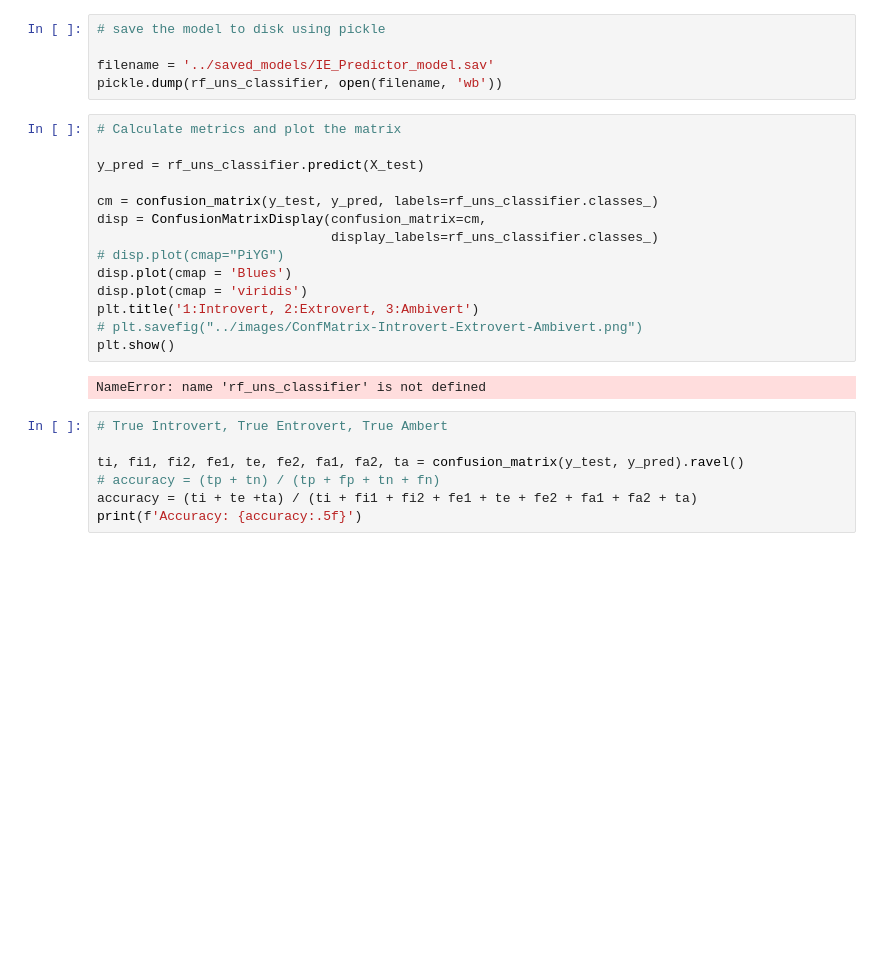
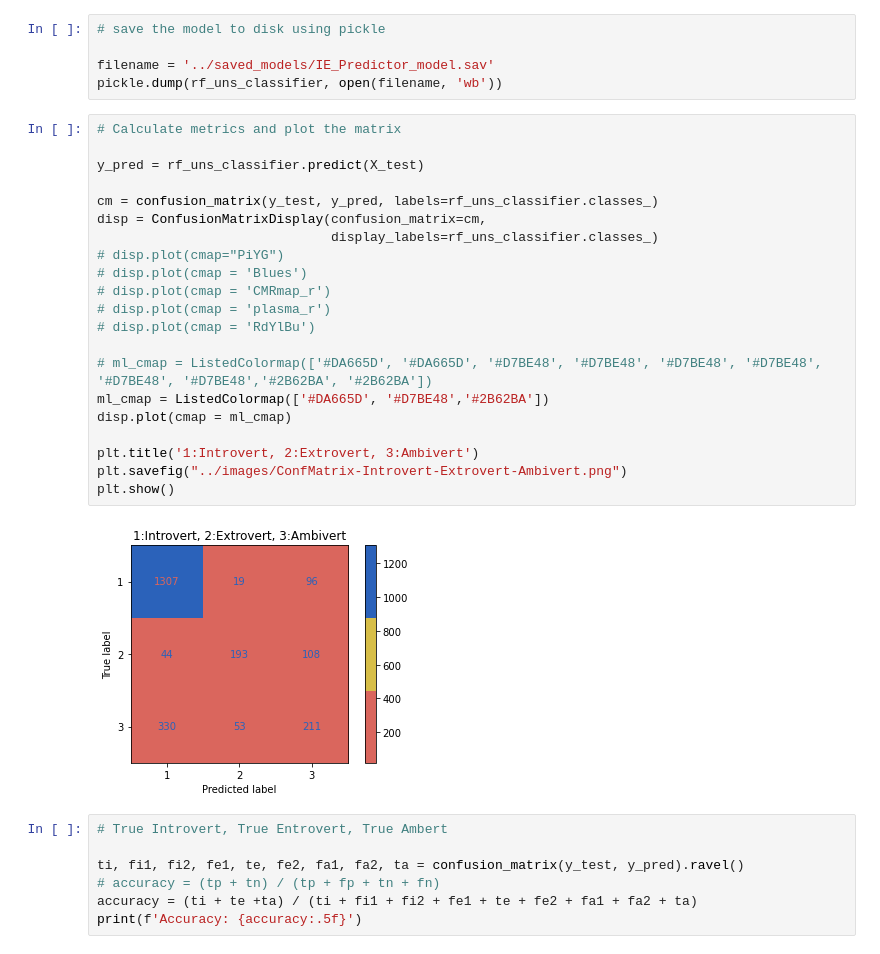
Before and after one commit to skesamsetty/ML_Project, a Jupyter notebook: code/IE_Predictor_Model.ipynb, the cells around one changed output. Saved outputs shown, nothing was run; the diff lists cells and outputs as text; blank space fills up the shorter version.

```diff
--- a/code/IE_Predictor_Model.ipynb
+++ b/code/IE_Predictor_Model.ipynb
@@ -335,19 +337,26 @@ pickle.dump(rf_uns_classifier, open(filename, 'wb'))
 # %%
 # Calculate metrics and plot the matrix
 
 y_pred = rf_uns_classifier.predict(X_test)
 
 cm = confusion_matrix(y_test, y_pred, labels=rf_uns_classifier.classes_)
 disp = ConfusionMatrixDisplay(confusion_matrix=cm,
                               display_labels=rf_uns_classifier.classes_)
 # disp.plot(cmap="PiYG")
-disp.plot(cmap = 'Blues')
-disp.plot(cmap = 'viridis')
+# disp.plot(cmap = 'Blues')
+# disp.plot(cmap = 'CMRmap_r')
+# disp.plot(cmap = 'plasma_r')
+# disp.plot(cmap = 'RdYlBu')
+
+# ml_cmap = ListedColormap(['#DA665D', '#DA665D', '#D7BE48', '#D7BE48', '#D7BE48', '#D7BE48', '#D7BE48', '#D7BE48','#2B62BA', '#2B62BA'])
+ml_cmap = ListedColormap(['#DA665D', '#D7BE48','#2B62BA'])
+disp.plot(cmap = ml_cmap)
+
 plt.title('1:Introvert, 2:Extrovert, 3:Ambivert')
-# plt.savefig("../images/ConfMatrix-Introvert-Extrovert-Ambivert.png")
+plt.savefig("../images/ConfMatrix-Introvert-Extrovert-Ambivert.png")
 plt.show()
 # %% [output]
-NameError: name 'rf_uns_classifier' is not defined
+[figure, added]
 # %%
 # True Introvert, True Entrovert, True Ambert
 
```
Also changed, not shown: parts of 31 cells of this notebook, 2 other files.
